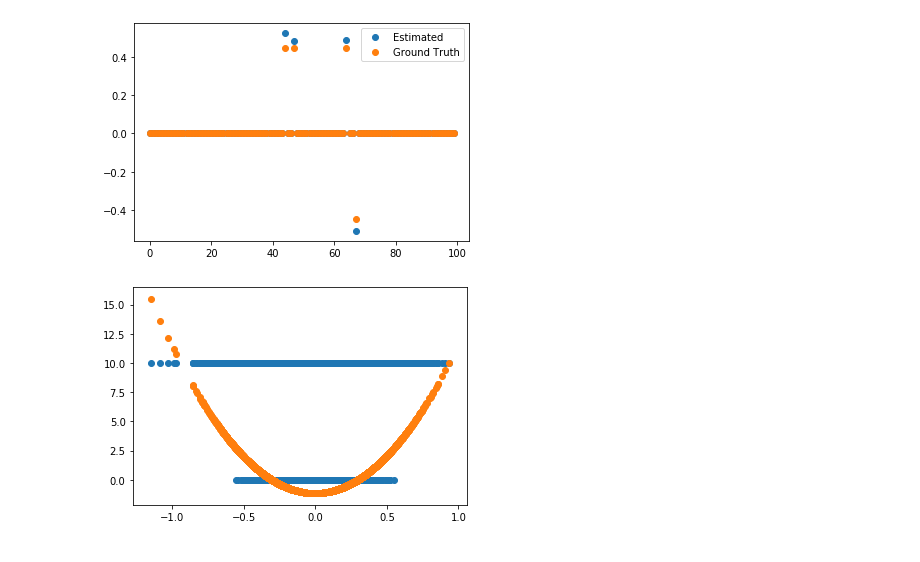
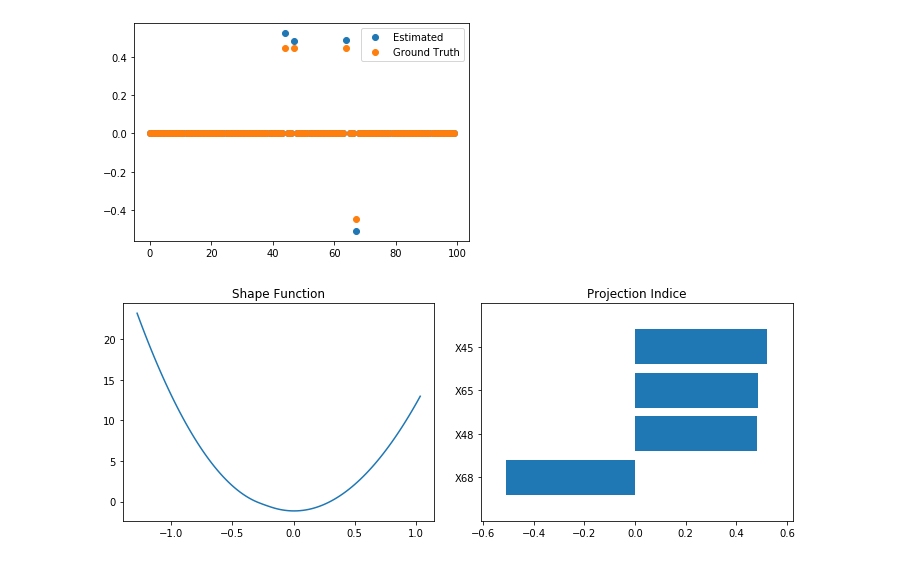
Before and after one commit to ZebinYang/pysim, a Jupyter notebook: example/SIM Classification by Stein's Method.ipynb, the cells around one changed output. Saved outputs shown, nothing was run; the diff lists cells and outputs as text; code cells hidden in the pictures.

```diff
--- a/example/SIM Classification by Stein's Method.ipynb
+++ b/example/SIM Classification by Stein's Method.ipynb
@@ -189,9 +199,7 @@ plt.legend(["Estimated", "Ground Truth"])
 plt.show()
 # %% [output]
 [figure]
-# %%
-plt.scatter(np.dot(x, beta), 10 * y)
-plt.scatter(np.sort(np.dot(x, beta)), grid.best_estimator_.link_fit_.decision_function(np.sort(np.dot(x, beta))))
-plt.show()
-# %% [output]
-[figure, removed]
+# %%
+grid.best_estimator_.visualize()
+# %% [output]
+[figure, added]
```
Also changed, not shown: parts of 10 cells of this notebook, 4 other files.
